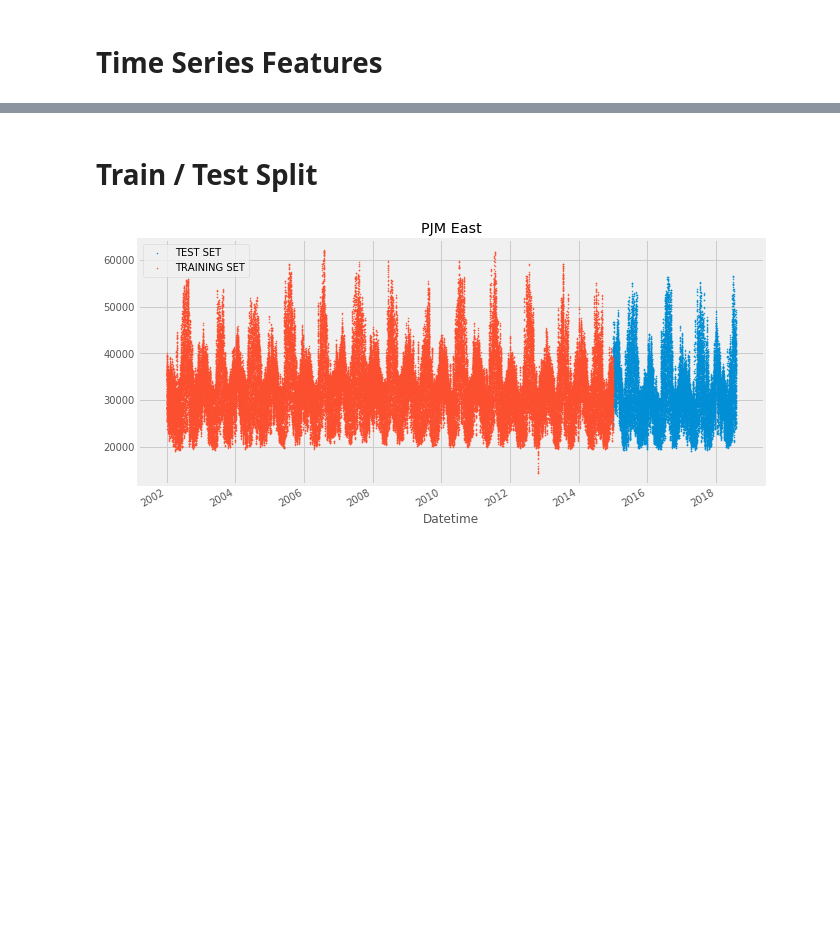
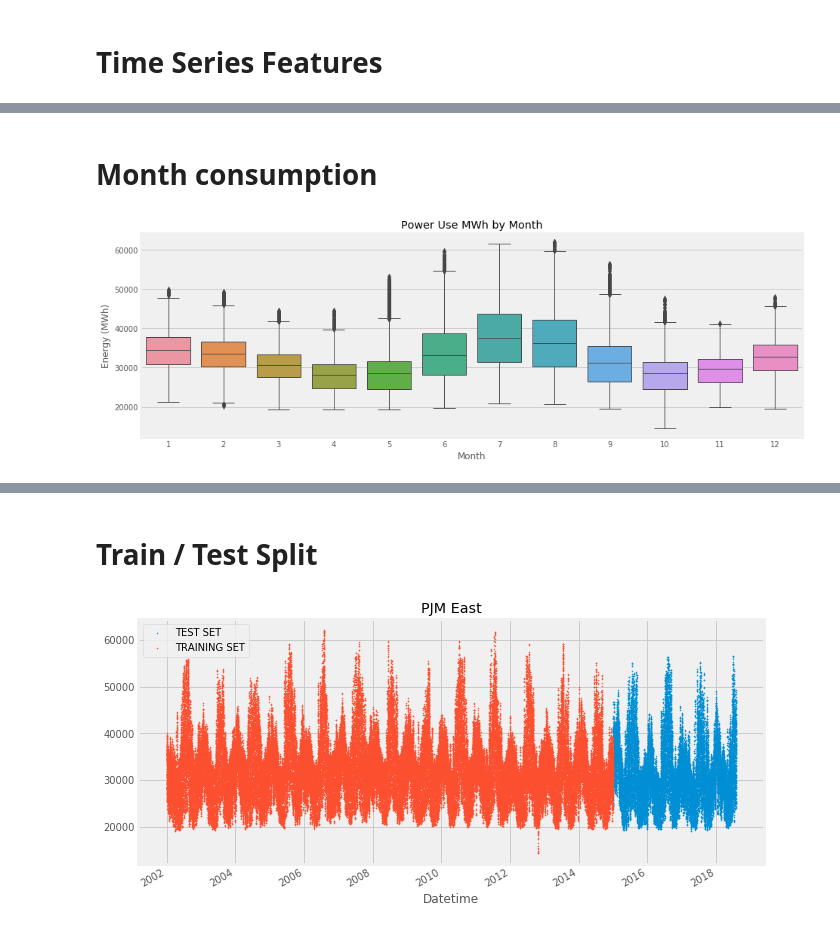
Before and after one commit to redjules/time-series-forecasting-FB-Prophet, a Jupyter notebook: time-series-forecasting-with-prophet-yt.ipynb, the cells around one changed output, grey strips where cells are left out. Cells and saved outputs as stored; diff of their text form; code cells hidden in the pictures; blank space fills up the shorter version.

```diff
--- a/time-series-forecasting-with-prophet-yt.ipynb
+++ b/time-series-forecasting-with-prophet-yt.ipynb
@@ -113,0 +117,17 @@ plt.show()
+# %% [markdown]
+# Month consumption
+# %%
+fig, ax = plt.subplots(figsize=(14, 5))
+
+sns.boxplot(data=features_and_target.dropna(),
+            x='month',
+            y='PJME_MW',
+            ax=ax,
+            linewidth=1)
+
+ax.set_title('Power Use MWh by Month')
+ax.set_xlabel('Month')
+ax.set_ylabel('Energy (MWh)')
+plt.show()
+# %% [output]
+[figure, added]
```
Also changed, not shown: parts of 22 cells of this notebook.
